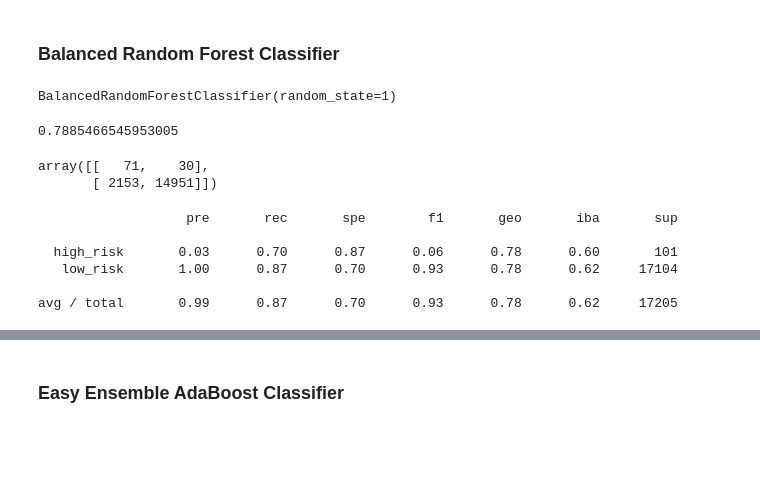
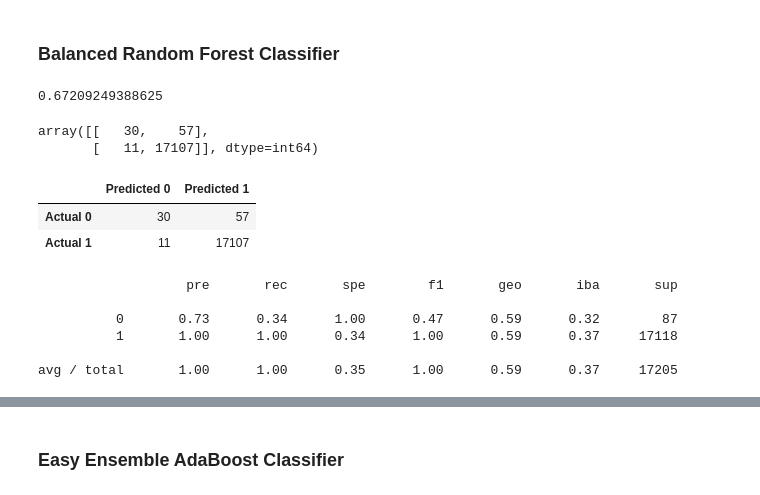
Before and after one commit to andersjh/Credit_Risk_Analysis, a Jupyter notebook: credit_risk_ensemble.ipynb, the cells around one changed output, grey strips where cells are left out. Drawn from its saved outputs; the diff is of its cells as text; code cells hidden in the pictures; blank space fills up the shorter version.

```diff
--- a/credit_risk_ensemble.ipynb
+++ b/credit_risk_ensemble.ipynb
@@ -123,6 +134,11 @@ from sklearn.model_selection import train_test_split
 # YOUR CODE HERE
 X_train, X_test, y_train, y_test = train_test_split(X,
    y, random_state=1, stratify=y)
+
+scaler = StandardScaler()
+X_scaler = scaler.fit(X_train)
+X_train_scaled = X_scaler.transform(X_train)
+X_test_scaled = X_scaler.transform(X_test)
 # %% [markdown]
 # Ensemble Learners
 
@@ -140,29 +156,41 @@ Note: Use a random state of 1 for each algorithm to ensure consistency between t
 # %%
 # Resample the training data with the BalancedRandomForestClassifier
 # YOUR CODE HERE
+model_rf = RandomForestClassifier(n_estimators=100, random_state=1)
+model_rf = model_rf.fit(X_train_scaled, y_train)
-# %% [output]
-BalancedRandomForestClassifier(random_state=1)
 # %%
 # Calculated the balanced accuracy score
 # YOUR CODE HERE
+predictions = model_rf.predict(X_test_scaled)
+balanced_accuracy_score(y_test, predictions)
 # %% [output]
-0.7885466545953005
+0.67209249388625
 # %%
 # Display the confusion matrix
 # YOUR CODE HERE
+cm = confusion_matrix(y_test, predictions)
+cm
 # %% [output]
-array([[   71,    30],
-       [ 2153, 14951]])
+array([[   30,    57],
+       [   11, 17107]], dtype=int64)
+# %%
+cm_df = pd.DataFrame(cm, index=['Actual 0', 'Actual 1'], columns=['Predicted 0', 'Predicted 1'])
+cm_df
+# %% [output]
+|  | Predicted 0 | Predicted 1 |
+| Actual 0 | 30 | 57 |
+| Actual 1 | 11 | 17107 |
 # %%
 # Print the imbalanced classification report
 # YOUR CODE HERE
+print(classification_report_imbalanced(y_test, predictions))
 # %% [output]
                    pre       rec       spe        f1       geo       iba       sup
 
-  high_risk       0.03      0.70      0.87      0.06      0.78      0.60       101
-   low_risk       1.00      0.87      0.70      0.93      0.78      0.62     17104
+          0       0.73      0.34      1.00      0.47      0.59      0.32        87
+          1       1.00      1.00      0.34      1.00      0.59      0.37     17118
 
-avg / total       0.99      0.87      0.70      0.93      0.78      0.62     17205
+avg / total       1.00      1.00      0.35      1.00      0.59      0.37     17205
 # %%
 # List the features sorted in descending order by feature importance
 # YOUR CODE HERE
```
Also changed, not shown: parts of 12 cells of this notebook, 1 other file.
